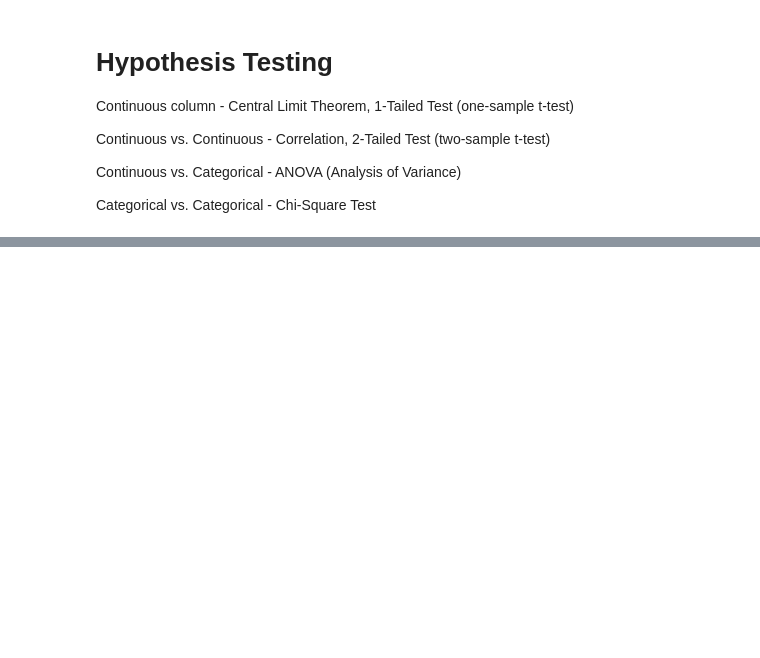
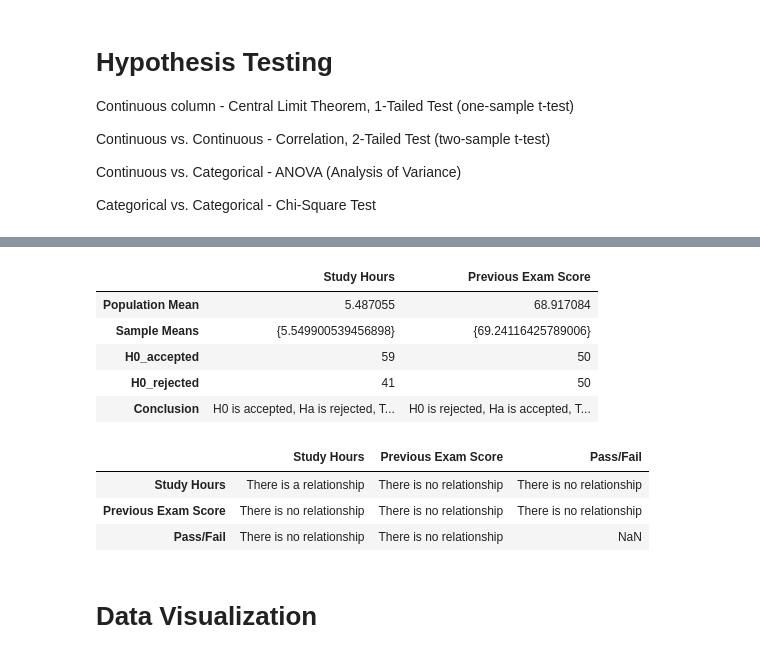
Before and after one commit to Saravanan-20G/Dataset-Studentexam, a Jupyter notebook: studentexam.ipynb, the cells around one changed output, grey strips where cells are left out. Cells and saved outputs as stored; diff of their text form; code cells hidden in the pictures; blank space fills up the shorter version.

```diff
--- a/studentexam.ipynb
+++ b/studentexam.ipynb
@@ -72,0 +108,3 @@ Categorical vs. Categorical - Chi-Square Test
+# %%
+continuous_columns = ["Study Hours", "Previous Exam Score"]
+category_columns = ["Pass/Fail"]
@@ -72,0 +223,2 @@ Categorical vs. Categorical - Chi-Square Test
+# %%
+ContinesColumn_result, comperativeColumn_result = hypothesisTesting(continuous_columns , category_columns)
@@ -72,0 +243,19 @@ Categorical vs. Categorical - Chi-Square Test
+# %%
+ContinesColumn_result_df = pd.DataFrame(ContinesColumn_result)
+ContinesColumn_result_df
+# %% [output]
+|  | Study Hours | Previous Exam Score |
+| Population Mean | 5.487055 | 68.917084 |
+| Sample Means | {5.549900539456898} | {69.24116425789006} |
+| H0_accepted | 59 | 50 |
+| H0_rejected | 41 | 50 |
+| Conclusion | H0 is accepted, Ha is rejected, T... | H0 is rejected, Ha is accepted, T... |
+# %%
+comperativeColumn_result
+# %% [output]
+|  | Study Hours | Previous Exam Score | Pass/Fail |
+| Study Hours | There is a relationship | There is no relationship | There is no relationship |
+| Previous Exam Score | There is no relationship | There is no relationship | There is no relationship |
+| Pass/Fail | There is no relationship | There is no relationship | NaN |
+# %% [markdown]
+# Data Visualization
```
Also changed, not shown: parts of 7 cells of this notebook.
